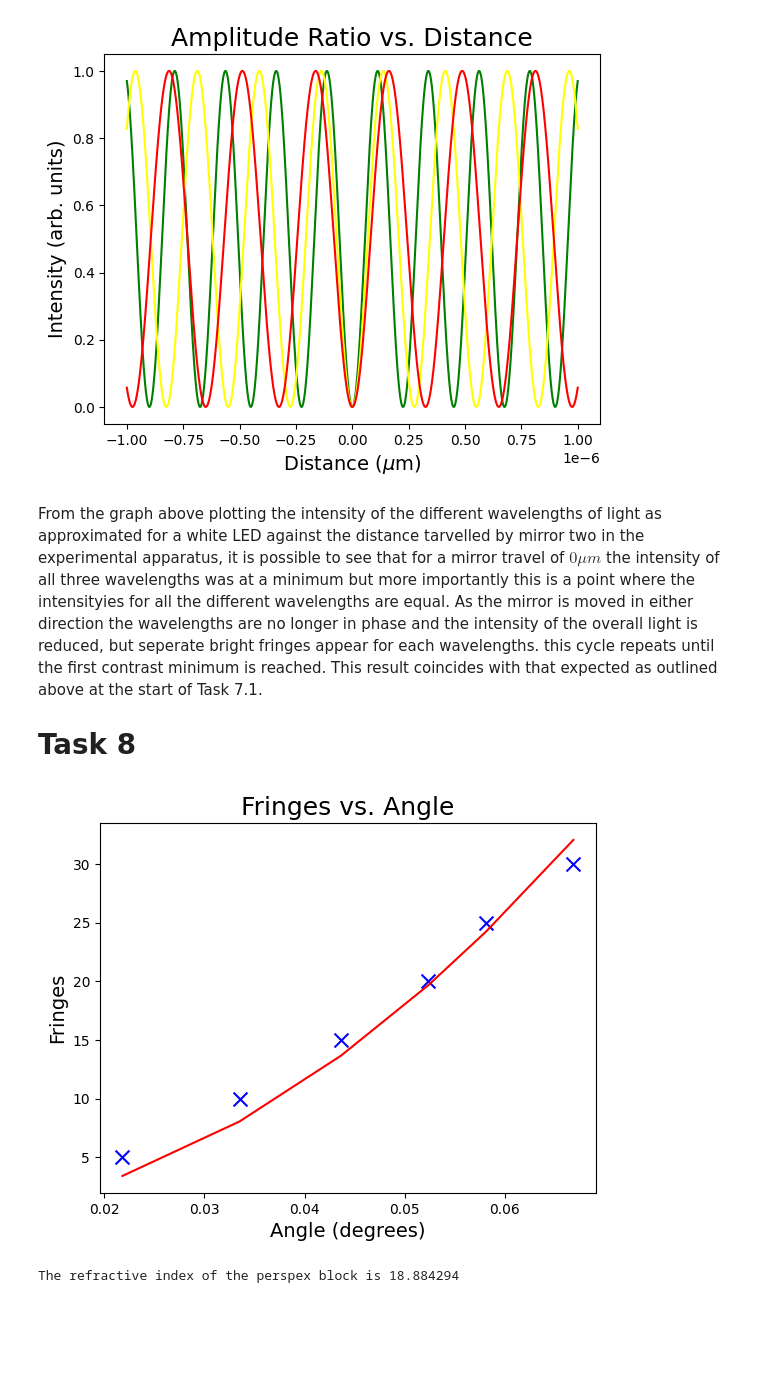
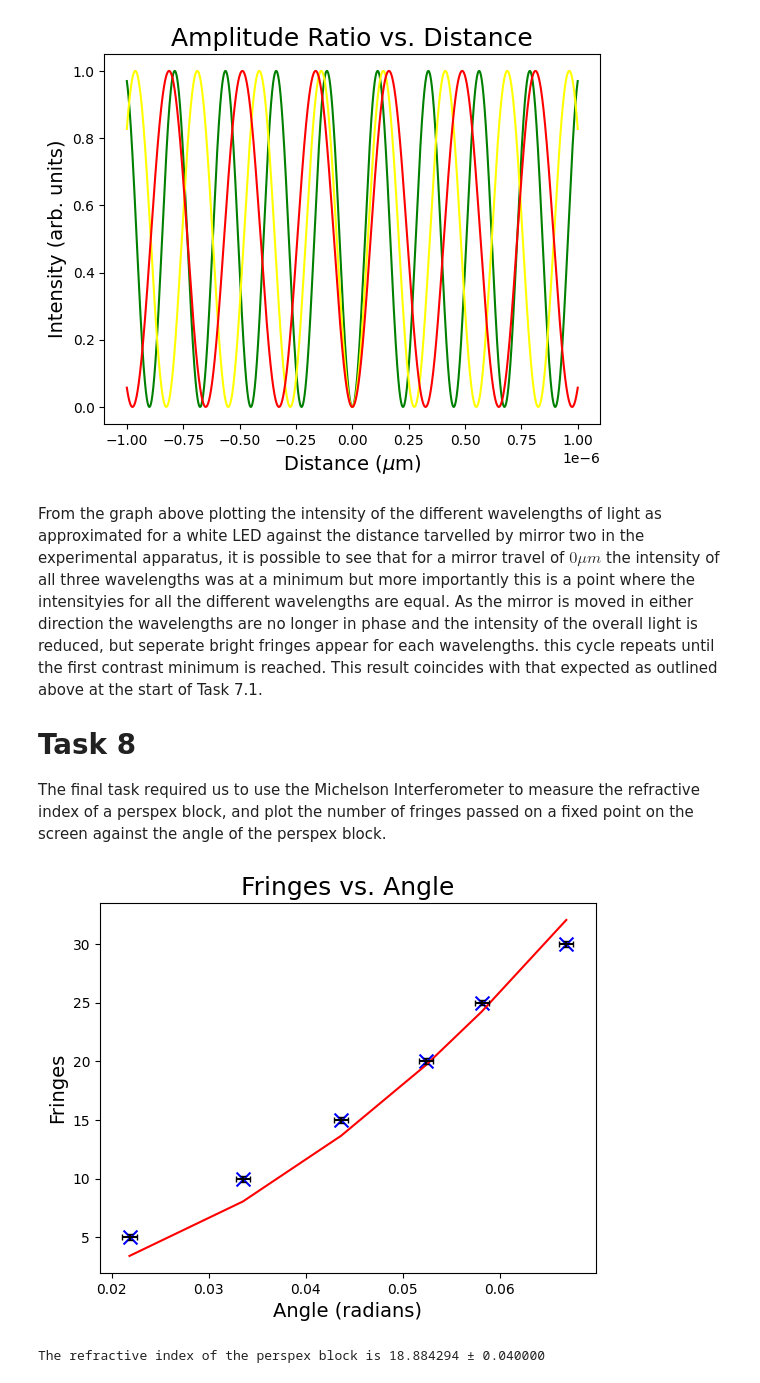
Before and after one commit to lewismcnish/Physics, a Jupyter notebook: Labs/Michelsons_Interferometer/2663452m_Interferometry.ipynb, the cells around one changed output. Cells and saved outputs as stored; diff of their text form; code cells hidden in the pictures; blank space fills up the shorter version.

Commit message:
finished interferometry -- errors and printed to pdf

```diff
--- a/Labs/Michelsons_Interferometer/Interferometry.ipynb
+++ b/Labs/Michelsons_Interferometer/2663452m_Interferometry.ipynb
@@ -166,28 +182,31 @@ plt.show()
 From the graph above plotting the intensity of the different wavelengths of light as approximated for a white LED against the distance tarvelled by mirror two in the experimental apparatus, it is possible to see that for a mirror travel of $ 0\mu m$ the intensity of all three wavelengths was at a minimum but more importantly this is a point where the intensityies for all the different wavelengths are equal. As the mirror is moved in either direction the wavelengths are no longer in phase and the intensity of the overall light is reduced, but seperate bright fringes appear for each wavelengths. this cycle repeats until the first contrast minimum is reached. This result coincides with that expected as outlined above at the start of Task 7.1.
 
 # Task 8
+
+The final task required us to use the Michelson Interferometer to measure the refractive index of a perspex block, and plot the number of fringes passed on a fixed point on the screen against the angle of the perspex block. <br>
 # %%
 angle = [1.25, 1.92,2.5,3,3.33,3.83]
 angle_rad = np.radians(angle)
 fringes = [5,10,15,20,25,30]
 lam = 552e-9
 def refractiveIndex(theta , lamb, t , N, n):
     N = ((2*t/lamb) * ((((n**2)-(np.sin(theta))**2)**(1/2))+1-np.cos(theta)-n))
     return N
 
 for i in angle_rad:
-    popt, pcov = opt.curve_fit(refractiveIndex, angle_rad, fringes,p0 = [i,552e-9,8,10])
+    popt,_= opt.curve_fit(refractiveIndex, angle_rad, fringes,p0 = [i,552e-9,8,10])
 
 plt.figure()
 plt.plot(angle_rad, refractiveIndex(angle_rad, *popt), color = 'red')
 plt.scatter(angle_rad, fringes, s=100,  marker='x', color='blue')
+plt.errorbar(angle_rad, fringes, yerr=0.25, xerr=0.00072722, fmt='none', ecolor='black', capsize=2 )
 plt.title('Fringes vs. Angle', fontsize=title_size)
-plt.xlabel(r'Angle (degrees)', fontsize=axis_size)
+plt.xlabel(r'Angle (radians)', fontsize=axis_size)
 plt.ylabel('Fringes', fontsize=axis_size)
 plt.show()
-
-print(f'The refractive index of the perspex block is {popt[3]:f}')
+err = 0.04
+print(f'The refractive index of the perspex block is {popt[3]:f} ± {err:f}')
 # %% [output]
-[figure, old version]
+[figure, new version]
-The refractive index of the perspex block is 18.884294
+The refractive index of the perspex block is 18.884294 ± 0.040000
 # %% [markdown]
```
Also changed, not shown: parts of 13 cells of this notebook, 2 other files.
